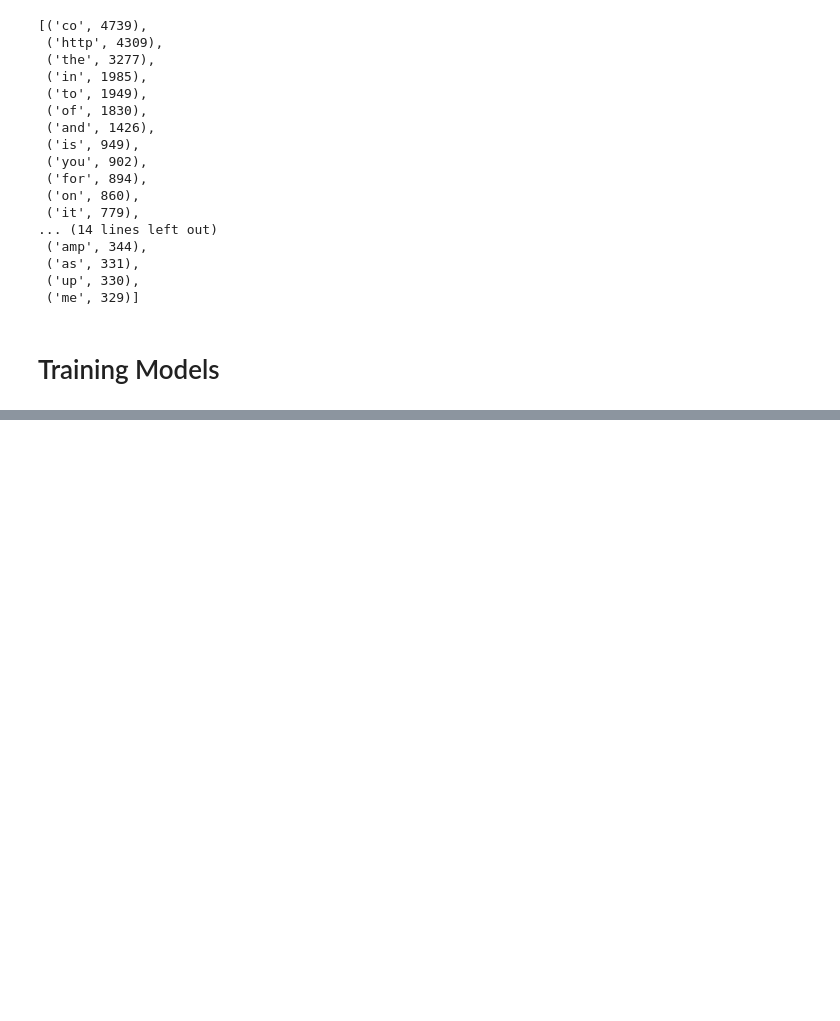
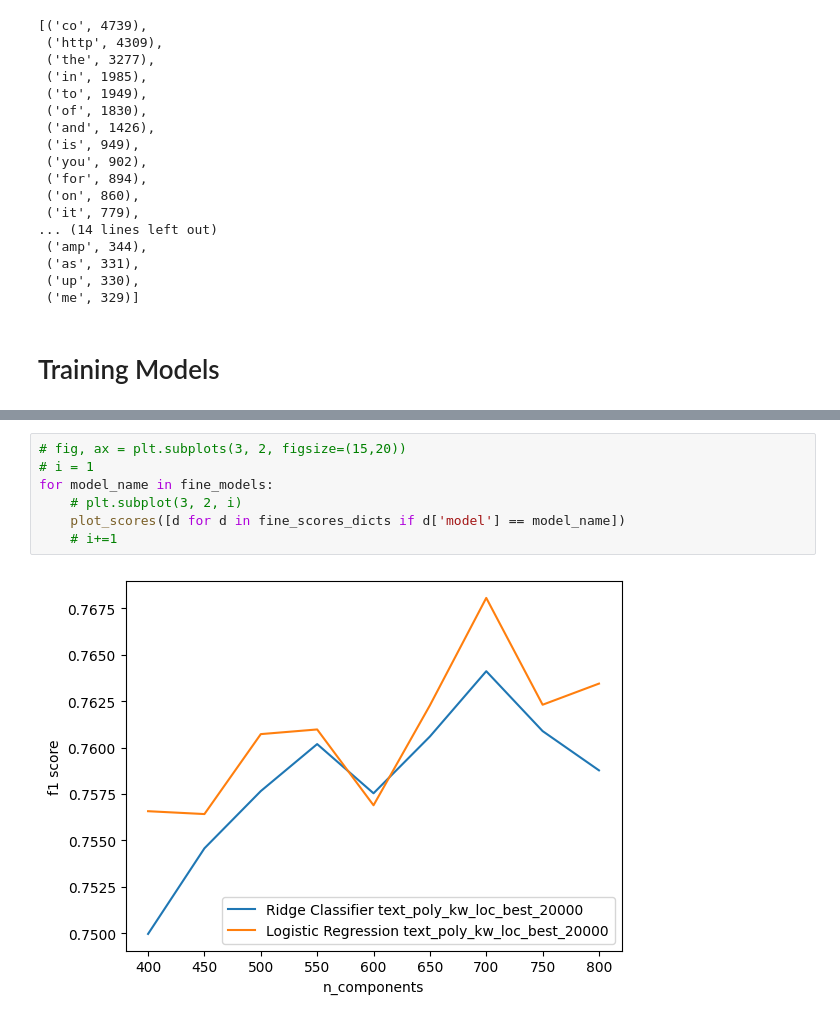
Before and after one commit to illyge/ml-zoomcamp-midterm-project, a Jupyter notebook: twitter_disasters.ipynb, the cells around one changed output, grey strips where cells are left out. Saved outputs shown, nothing was run; the diff lists cells and outputs as text; blank space fills up the shorter version.

```diff
--- a/twitter_disasters.ipynb
+++ b/twitter_disasters.ipynb
@@ -591,0 +645,9 @@ model_selection.cross_val_score(model_rc, combined_vectors, data["target"], cv=4
+# %%
+# fig, ax = plt.subplots(3, 2, figsize=(15,20))
+# i = 1
+for model_name in fine_models:
+    # plt.subplot(3, 2, i)
+    plot_scores([d for d in fine_scores_dicts if d['model'] == model_name])
+    # i+=1
+# %% [output]
+[figure, added]
```
Also changed, not shown: parts of 72 cells of this notebook.
